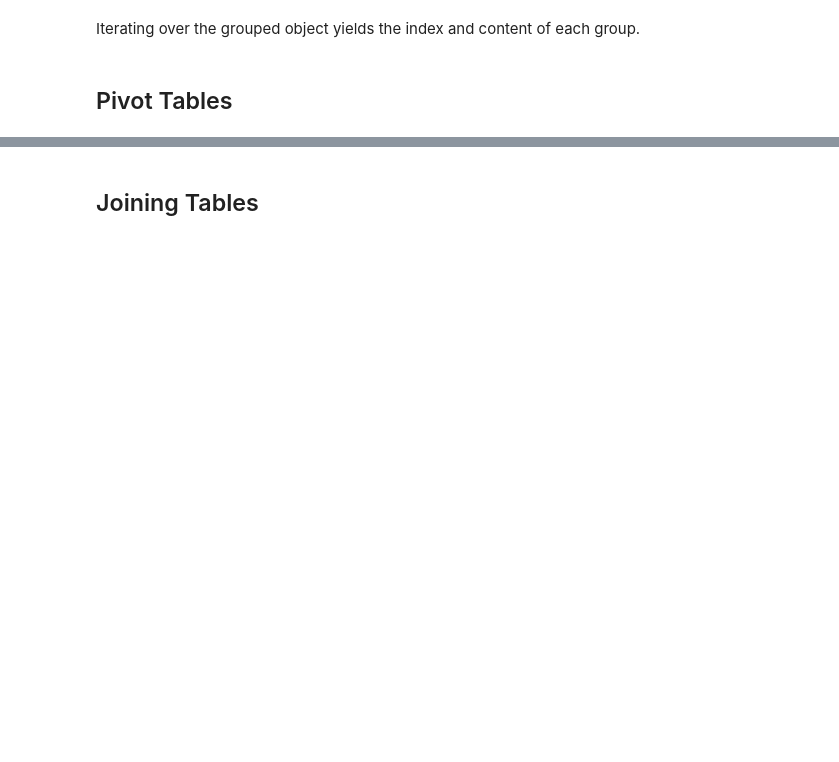
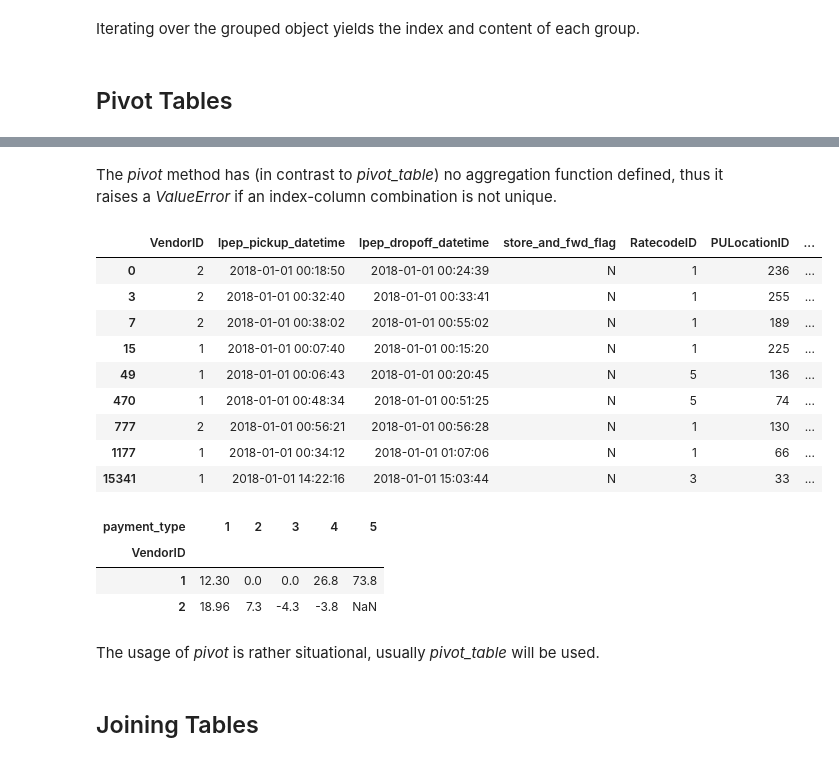
Before and after one commit to lungben/python_tutorial, a Jupyter notebook: notebooks/pandas.ipynb, the cells around one changed output, grey strips where cells are left out. Cells and saved outputs as stored; diff of their text form; code cells hidden in the pictures; blank space fills up the shorter version.

```diff
--- a/notebooks/pandas.ipynb
+++ b/notebooks/pandas.ipynb
@@ -644,2 +692,30 @@ Iterating over the grouped object yields the index and content of each group.
+# %% [markdown]
+The *pivot* method has (in contrast to *pivot_table*) no aggregation function defined, thus it raises a *ValueError* if an index-column combination is not unique.
+# %%
+df_taxi_no_dups = df_taxi[df_taxi.index.isin(
+    df_taxi[['VendorID', 'payment_type']].drop_duplicates().index)]
+df_taxi_no_dups
+# %% [output]
+|  | VendorID | lpep_pickup_datetime | lpep_dropoff_datetime | store_and_fwd_flag | RatecodeID | PULocationID | ... |
+| 0 | 2 | 2018-01-01 00:18:50 | 2018-01-01 00:24:39 | N | 1 | 236 | ... |
+| 3 | 2 | 2018-01-01 00:32:40 | 2018-01-01 00:33:41 | N | 1 | 255 | ... |
+| 7 | 2 | 2018-01-01 00:38:02 | 2018-01-01 00:55:02 | N | 1 | 189 | ... |
+| 15 | 1 | 2018-01-01 00:07:40 | 2018-01-01 00:15:20 | N | 1 | 225 | ... |
+| 49 | 1 | 2018-01-01 00:06:43 | 2018-01-01 00:20:45 | N | 5 | 136 | ... |
+| 470 | 1 | 2018-01-01 00:48:34 | 2018-01-01 00:51:25 | N | 5 | 74 | ... |
+| 777 | 2 | 2018-01-01 00:56:21 | 2018-01-01 00:56:28 | N | 1 | 130 | ... |
+| 1177 | 1 | 2018-01-01 00:34:12 | 2018-01-01 01:07:06 | N | 1 | 66 | ... |
+| 15341 | 1 | 2018-01-01 14:22:16 | 2018-01-01 15:03:44 | N | 3 | 33 | ... |
+# %%
+df_taxi_no_dups.pivot(index='VendorID', # y-axis
+                      columns='payment_type', # x-axis
+                      values='total_amount')
+# %% [output]
+| payment_type | 1 | 2 | 3 | 4 | 5 |
+| VendorID |  |  |  |  |  |
+| 1 | 12.30 | 0.0 | 0.0 | 26.8 | 73.8 |
+| 2 | 18.96 | 7.3 | -4.3 | -3.8 | NaN |
+# %% [markdown]
+The usage of *pivot* is rather situational, usually *pivot_table* will be used.
 # %% [markdown]
 ## Joining Tables
```
Also changed, not shown: parts of 13 cells of this notebook.
